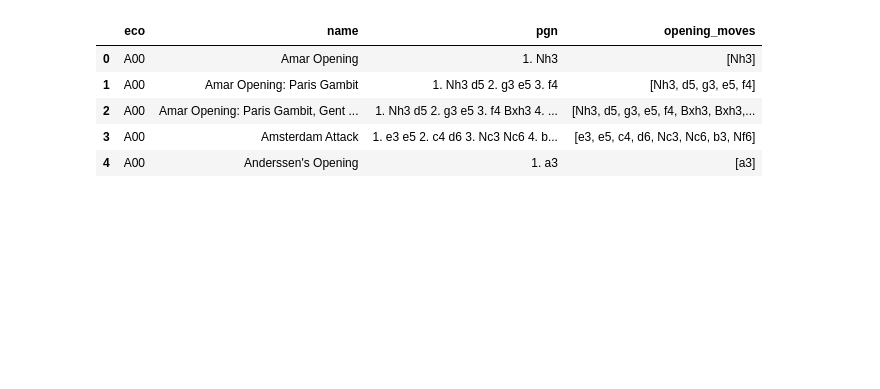
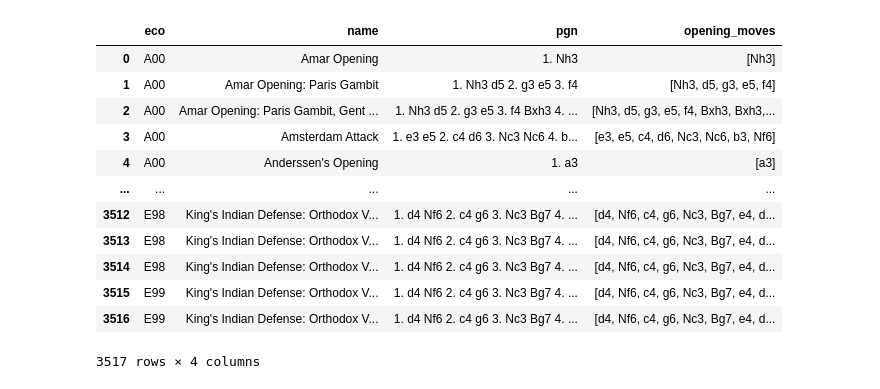
Before and after one commit to Jayfetra/streamlit_goodreads_app, a Jupyter notebook: chess_check.ipynb, the cells around one changed output. Drawn from its saved outputs; the diff is of its cells as text; code cells hidden in the pictures; blank space fills up the shorter version.

```diff
--- a/chess_check.ipynb
+++ b/chess_check.ipynb
@@ -195,58 +184,16 @@ chess_opening_database
 # %%
-
-def extract_moves_from_pgn(pgn_string):
-    pgn_io = io.StringIO(pgn_string)
-    game = chess.pgn.read_game(pgn_io)
-    board = game.board()
-    moves = []
-    for move in game.mainline_moves():
-        moves.append(board.san(move))
-        board.push(move)
-    return moves
-
-def opening_database():
-
-    # Read the TSV files into DataFrames
-    # a_df = pd.read_csv('a.tsv', sep='\t')
-    # b_df = pd.read_csv('b.tsv', sep='\t')
-    # c_df = pd.read_csv('c.tsv', sep='\t')
-    # d_df = pd.read_csv('d.tsv', sep='\t')
-    # e_df = pd.read_csv('e.tsv', sep='\t')
-
-
-    data_a = "https://raw.githubusercontent.com/Jayfetra/streamlit_goodreads_app/refs/heads/master/chess-openings-master/a.tsv"
-    data_b = "https://raw.githubusercontent.com/Jayfetra/streamlit_goodreads_app/refs/heads/master/chess-openings-master/b.tsv"
-    data_c = "https://raw.githubusercontent.com/Jayfetra/streamlit_goodreads_app/refs/heads/master/chess-openings-master/c.tsv"
-    data_d = "https://raw.githubusercontent.com/Jayfetra/streamlit_goodreads_app/refs/heads/master/chess-openings-master/d.tsv"
-    data_e = "https://raw.githubusercontent.com/Jayfetra/streamlit_goodreads_app/refs/heads/master/chess-openings-master/e.tsv"
-
-    df_a = pd.read_csv(data_a, sep="\t")
-    df_b = pd.read_csv(data_b, sep="\t")
-    df_c = pd.read_csv(data_c, sep="\t")
-    df_d = pd.read_csv(data_d, sep="\t")
-    df_e = pd.read_csv(data_e, sep="\t")
-
-    # Combine the DataFrames
-    chess_opening_database = pd.concat([df_a, df_b, df_c, df_d, df_e], ignore_index=True)
-    chess_moves = []
-    # Iterate over the rows of the combined DataFrame
-    for index, row in chess_opening_database.iterrows():
-        pgn_string = row['pgn']
-        moves = extract_moves_from_pgn(pgn_string)
-        chess_moves.append(moves)
-
-        # Add the new column of opening_moves name to the DataFrame
-    chess_opening_database['opening_moves'] = chess_moves
-
-    # chess_database_opening_df.head()
-    return chess_opening_database
-
-chess_database_opening_df = opening_database()
-display (chess_database_opening_df.head()  )
+chess_database_opening_df
 # %% [output]
 |  | eco | name | pgn | opening_moves |
 | 0 | A00 | Amar Opening | 1. Nh3 | [Nh3] |
 | 1 | A00 | Amar Opening: Paris Gambit | 1. Nh3 d5 2. g3 e5 3. f4 | [Nh3, d5, g3, e5, f4] |
 | 2 | A00 | Amar Opening: Paris Gambit, Gent ... | 1. Nh3 d5 2. g3 e5 3. f4 Bxh3 4. ... | [Nh3, d5, g3, e5, f4, Bxh3, Bxh3,... |
 | 3 | A00 | Amsterdam Attack | 1. e3 e5 2. c4 d6 3. Nc3 Nc6 4. b... | [e3, e5, c4, d6, Nc3, Nc6, b3, Nf6] |
 | 4 | A00 | Anderssen's Opening | 1. a3 | [a3] |
+| ... | ... | ... | ... | ... |
+| 3512 | E98 | King's Indian Defense: Orthodox V... | 1. d4 Nf6 2. c4 g6 3. Nc3 Bg7 4. ... | [d4, Nf6, c4, g6, Nc3, Bg7, e4, d... |
+| 3513 | E98 | King's Indian Defense: Orthodox V... | 1. d4 Nf6 2. c4 g6 3. Nc3 Bg7 4. ... | [d4, Nf6, c4, g6, Nc3, Bg7, e4, d... |
+| 3514 | E98 | King's Indian Defense: Orthodox V... | 1. d4 Nf6 2. c4 g6 3. Nc3 Bg7 4. ... | [d4, Nf6, c4, g6, Nc3, Bg7, e4, d... |
+| 3515 | E99 | King's Indian Defense: Orthodox V... | 1. d4 Nf6 2. c4 g6 3. Nc3 Bg7 4. ... | [d4, Nf6, c4, g6, Nc3, Bg7, e4, d... |
+| 3516 | E99 | King's Indian Defense: Orthodox V... | 1. d4 Nf6 2. c4 g6 3. Nc3 Bg7 4. ... | [d4, Nf6, c4, g6, Nc3, Bg7, e4, d... |
+3517 rows × 4 columns
```
Also changed, not shown: parts of 5 cells of this notebook, 5 other files.
